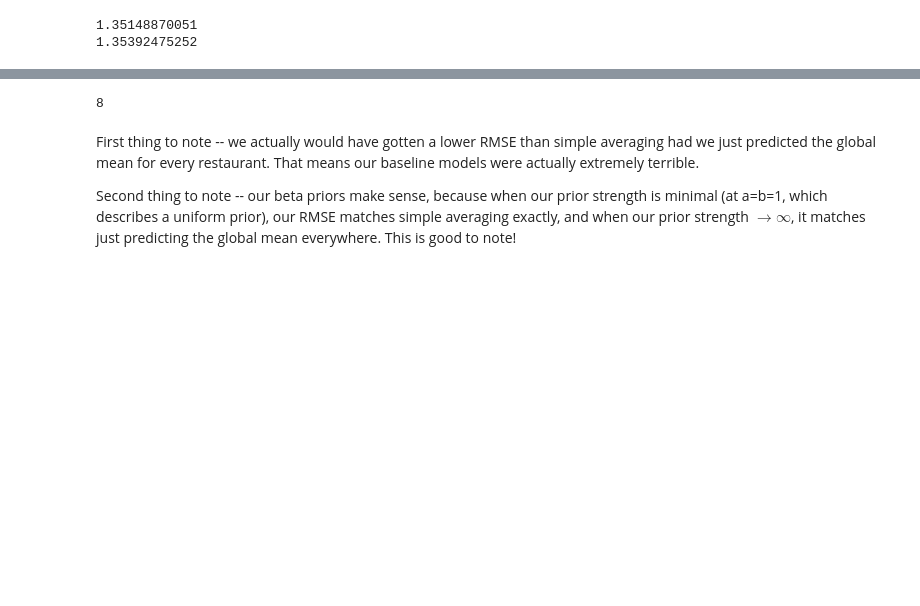
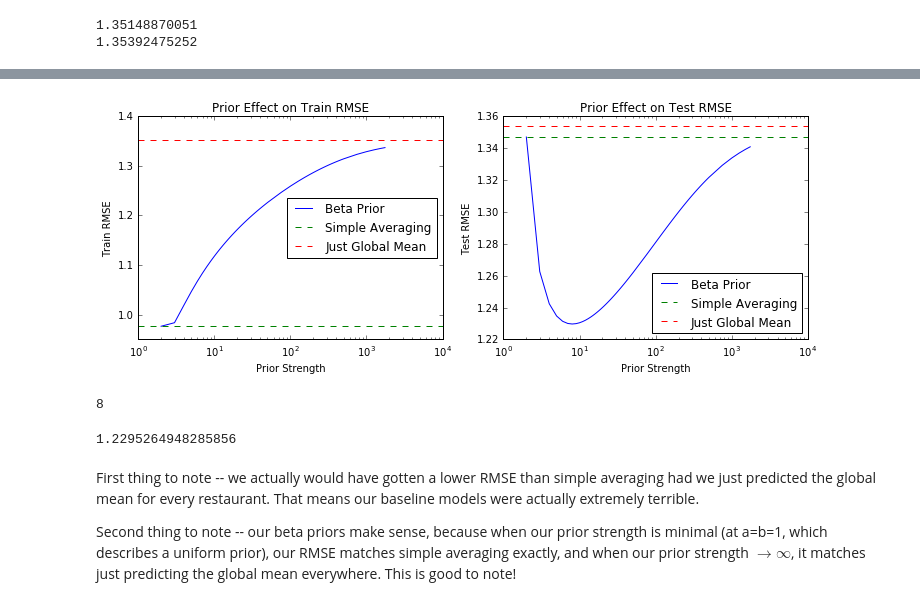
Before and after one commit to NickHoernle/Data-Science-Project-AM209a, a Jupyter notebook: final_project/baseline_predictors__not_models.ipynb, the cells around one changed output, grey strips where cells are left out. Saved outputs shown, nothing was run; the diff lists cells and outputs as text; code cells hidden in the pictures; blank space fills up the shorter version.

```diff
--- a/final_project/baseline_predictors__not_models.ipynb
+++ b/final_project/baseline_predictors__not_models.ipynb
@@ -92,7 +125,35 @@ plt.show()
+# %%
+fig = plt.figure(figsize=(12,4))
+
+fig.add_subplot(121)
+plt.title('Prior Effect on Train RMSE')
+plt.ylabel('Train RMSE')
+plt.xlabel('Prior Strength')
+plt.semilogx(prior_strs, train_rmses, label='Beta Prior')
+plt.axhline(sabc_train_rmse, label='Simple Averaging', ls='--', color='green')
+plt.axhline(ambc_train_rmse, label='Just Global Mean', ls='--', color='red')
+plt.legend(loc='best')
+
+fig.add_subplot(122)
+plt.title('Prior Effect on Test RMSE')
+plt.ylabel('Test RMSE')
+plt.xlabel('Prior Strength')
+plt.semilogx(prior_strs, test_rmses, label='Beta Prior')
+plt.axhline(sabc_test_rmse, label='Simple Averaging', ls='--', color='green')
+plt.axhline(ambc_test_rmse, label='Just Global Mean', ls='--', color='red')
+plt.legend(loc='best')
+
+plt.show()
+# %% [output]
+[figure, added]
 # %%
 prior_strs[np.argmin(test_rmses)]
 # %% [output]
 8
+# %%
+min(test_rmses)
+# %% [output]
+1.2295264948285856
 # %% [markdown]
 First thing to note -- we actually would have gotten a lower RMSE than simple averaging had we just predicted the global mean for every restaurant. That means our baseline models were actually extremely terrible.
 
```
Also changed, not shown: parts of 7 cells of this notebook, 1 other file.
